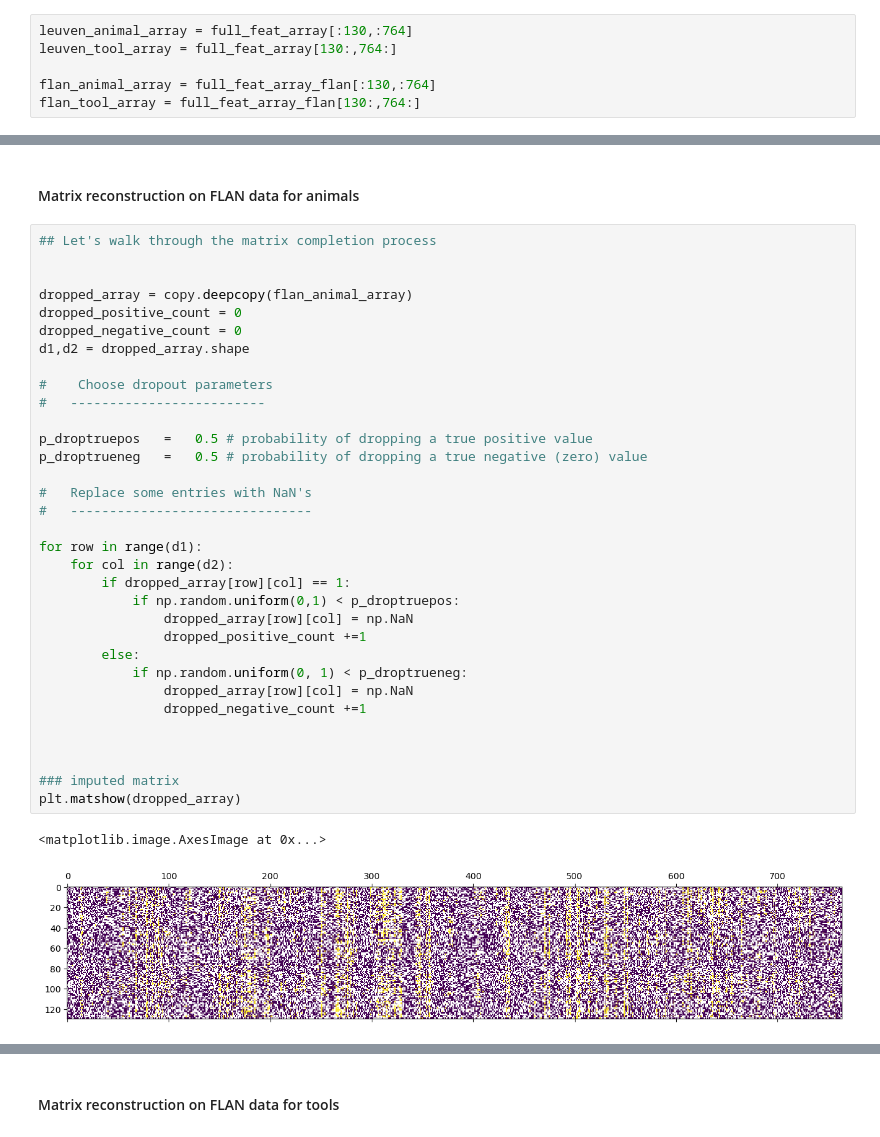
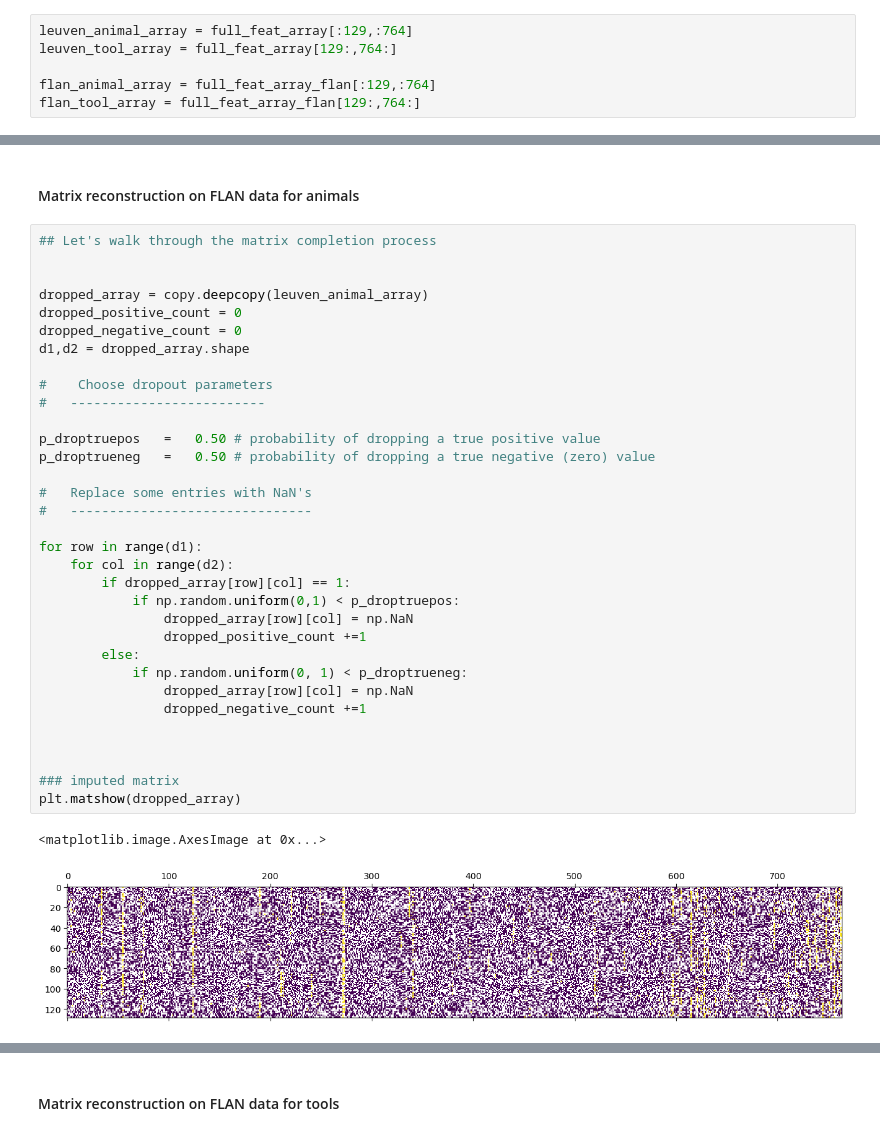
Before and after one commit to siddsuresh97/conceptual_representations_gpt, a Jupyter notebook: scripts/matrix_completion/matrix_completion.ipynb, the cells around one changed output, grey strips where cells are left out. Saved outputs shown, nothing was run; the diff lists cells and outputs as text.

```diff
--- a/scripts/matrix_completion/matrix_completion.ipynb
+++ b/scripts/matrix_completion/matrix_completion.ipynb
@@ -141,9 +164,9 @@ Text(0.5, 1.0, 'flan')
 # %%
-leuven_animal_array = full_feat_array[:130,:764]
-leuven_tool_array = full_feat_array[130:,764:]
+leuven_animal_array = full_feat_array[:129,:764]
+leuven_tool_array = full_feat_array[129:,764:]
 
-flan_animal_array = full_feat_array_flan[:130,:764]
-flan_tool_array = full_feat_array_flan[130:,764:]
+flan_animal_array = full_feat_array_flan[:129,:764]
+flan_tool_array = full_feat_array_flan[129:,764:]
 # %% [markdown]
 ### Binary Matrix Completion Demo
 # %%
@@ -434,37 +459,37 @@ plt.show()
 ## Let's walk through the matrix completion process
 
 
-dropped_array = copy.deepcopy(flan_animal_array)
+dropped_array = copy.deepcopy(leuven_animal_array)
 dropped_positive_count = 0
 dropped_negative_count = 0
 d1,d2 = dropped_array.shape
 
 #    Choose dropout parameters
 #   -------------------------
 
-p_droptruepos   =   0.5 # probability of dropping a true positive value
-p_droptrueneg   =   0.5 # probability of dropping a true negative (zero) value
+p_droptruepos   =   0.50 # probability of dropping a true positive value
+p_droptrueneg   =   0.50 # probability of dropping a true negative (zero) value
 
 #   Replace some entries with NaN's
 #   -------------------------------
 
 for row in range(d1):
     for col in range(d2):
         if dropped_array[row][col] == 1:
             if np.random.uniform(0,1) < p_droptruepos:
                 dropped_array[row][col] = np.NaN
                 dropped_positive_count +=1
         else:
             if np.random.uniform(0, 1) < p_droptrueneg:
                 dropped_array[row][col] = np.NaN
                 dropped_negative_count +=1
 
 
 
 ### imputed matrix
 plt.matshow(dropped_array)
 # %% [output]
 <matplotlib.image.AxesImage at 0x...>
-[figure, old version]
+[figure, new version]
 # %%
 ### reconstruct matrix
```
Also changed, not shown: parts of 35 cells of this notebook, 1 other file.
